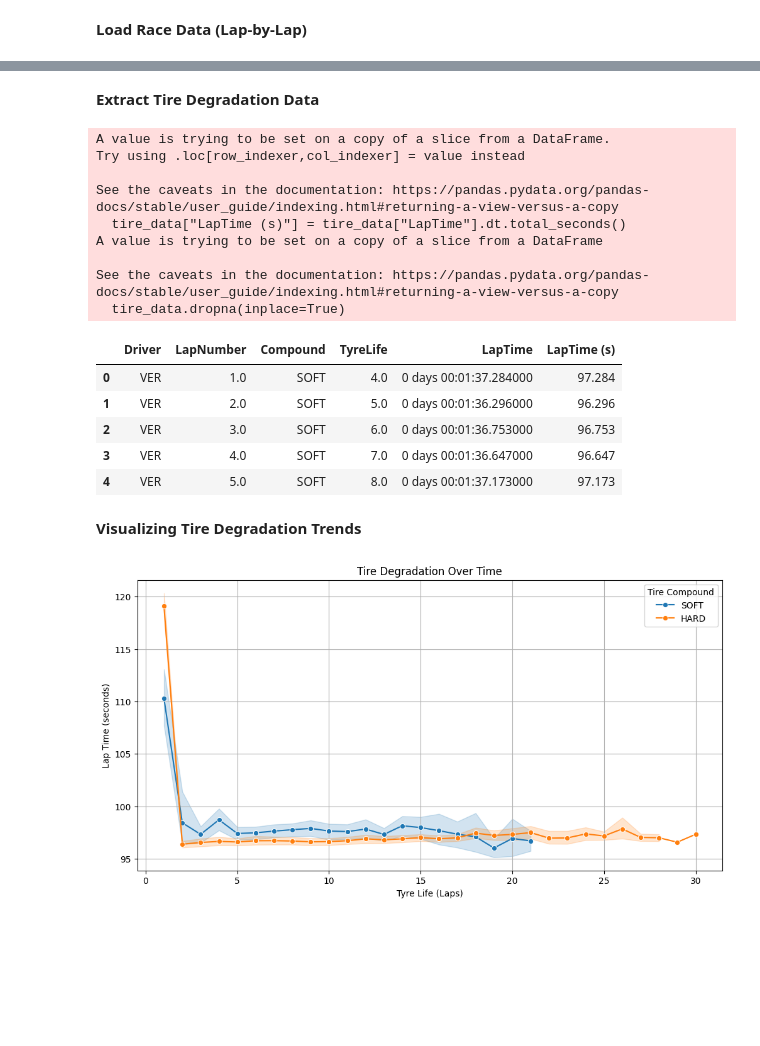
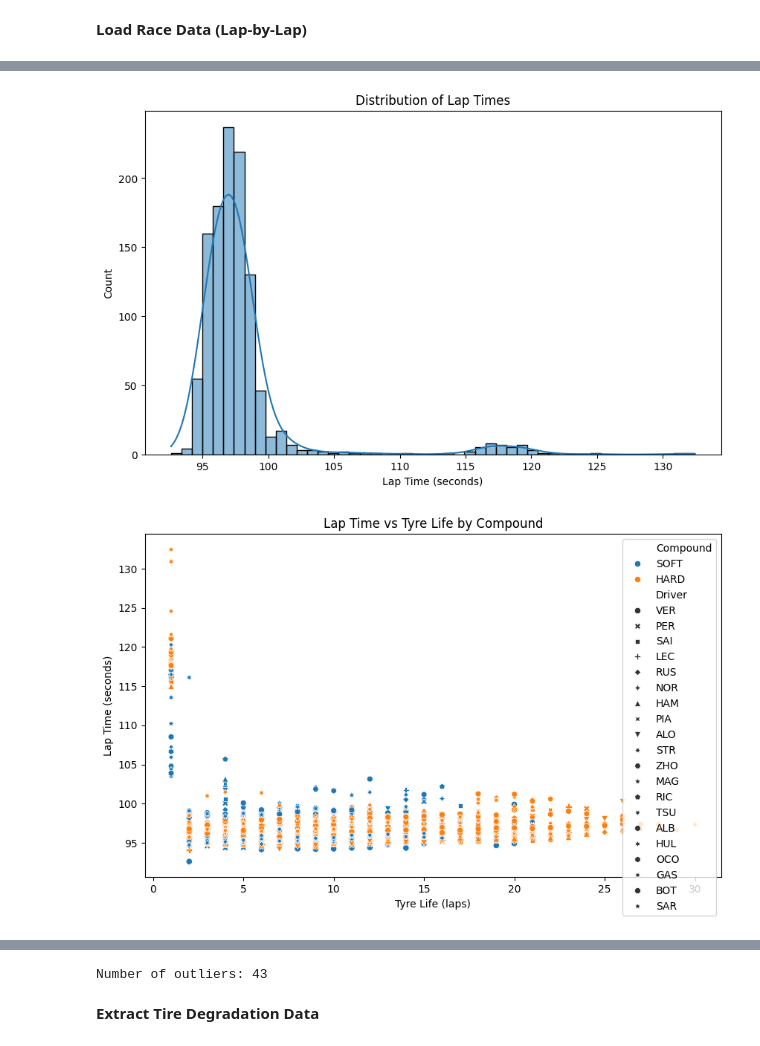
Before and after one commit to Mazenghonem1/F1-TyreWearPrediction, a Jupyter notebook: Tire_Degradation_Prediction .ipynb, the cells around one changed output, grey strips where cells are left out. Cells and saved outputs as stored; diff of their text form; code cells hidden in the pictures; blank space fills up the shorter version.

```diff
--- a/Tire_Degradation_Prediction .ipynb
+++ b/Tire_Degradation_Prediction .ipynb
@@ -74,3 +79,39 @@ Index(['Time', 'Driver', 'DriverNumber', 'LapTime', 'LapNumber', 'Stint',
        'LapStartDate', 'TrackStatus', 'Position', 'Deleted', 'DeletedReason',
        'FastF1Generated', 'IsAccurate'],
       dtype='object')
+# %%
+# Exploratory Data Analysis (EDA)
+import seaborn as sns
+import matplotlib.pyplot as plt
+
+# Distribution of LapTime
+plt.figure(figsize=(10, 6))
+sns.histplot(laps_df['LapTime'].dt.total_seconds(), bins=50, kde=True)
+plt.title('Distribution of Lap Times')
+plt.xlabel('Lap Time (seconds)')
+plt.show()
+
+# LapTime vs TyreLife by Compound
+plt.figure(figsize=(10, 6))
+sns.scatterplot(data=laps_df, x='TyreLife', y=laps_df['LapTime'].dt.total_seconds(), hue='Compound', style='Driver')
+plt.title('Lap Time vs Tyre Life by Compound')
+plt.xlabel('Tyre Life (laps)')
+plt.ylabel('Lap Time (seconds)')
+plt.show()
+
+# Correlation matrix
+numeric_cols = ['LapNumber', 'TyreLife', 'SpeedI1', 'SpeedI2', 'SpeedFL', 'SpeedST', 'LapTime']
+laps_df['LapTime (s)'] = laps_df['LapTime'].dt.total_seconds()
+plt.figure(figsize=(12, 8))
+sns.heatmap(laps_df[numeric_cols].corr(), annot=True, cmap='coolwarm')
+plt.title('Correlation Matrix')
+plt.show()
+
+# Check for outliers in LapTime
+laps_df['LapTime_zscore'] = (laps_df['LapTime (s)'] - laps_df['LapTime (s)'].mean()) / laps_df['LapTime (s)'].std()
+outliers = laps_df[abs(laps_df['LapTime_zscore']) > 3]
+print(f"Number of outliers: {len(outliers)}")
+laps_df = laps_df[abs(laps_df['LapTime_zscore']) <= 3].drop(columns=['LapTime_zscore'])
+# %% [output]
+[figure, added]
+[figure, added]
@@ -77,45 +119,3 @@ Index(['Time', 'Driver', 'DriverNumber', 'LapTime', 'LapNumber', 'Stint',
+Number of outliers: 43
 # %% [markdown]
 **Extract Tire Degradation Data**
-# %%
-# Select relevant columns
-tire_data = race.laps[["Driver", "LapNumber", "Compound", "TyreLife", "LapTime"]]
-
-# Convert LapTime to total seconds for better analysis
-tire_data["LapTime (s)"] = tire_data["LapTime"].dt.total_seconds()
-
-# Drop NaN values (if any)
-tire_data.dropna(inplace=True)
-
-# Display the first few rows
-tire_data.head()
-# %% [output]
-A value is trying to be set on a copy of a slice from a DataFrame.
-Try using .loc[row_indexer,col_indexer] = value instead
-
-See the caveats in the documentation: https://pandas.pydata.org/pandas-docs/stable/user_guide/indexing.html#returning-a-view-versus-a-copy
-  tire_data["LapTime (s)"] = tire_data["LapTime"].dt.total_seconds()
-A value is trying to be set on a copy of a slice from a DataFrame
-
-See the caveats in the documentation: https://pandas.pydata.org/pandas-docs/stable/user_guide/indexing.html#returning-a-view-versus-a-copy
-  tire_data.dropna(inplace=True)
-|  | Driver | LapNumber | Compound | TyreLife | LapTime | LapTime (s) |
-| 0 | VER | 1.0 | SOFT | 4.0 | 0 days 00:01:37.284000 | 97.284 |
-| 1 | VER | 2.0 | SOFT | 5.0 | 0 days 00:01:36.296000 | 96.296 |
-| 2 | VER | 3.0 | SOFT | 6.0 | 0 days 00:01:36.753000 | 96.753 |
-| 3 | VER | 4.0 | SOFT | 7.0 | 0 days 00:01:36.647000 | 96.647 |
-| 4 | VER | 5.0 | SOFT | 8.0 | 0 days 00:01:37.173000 | 97.173 |
-# %% [markdown]
-**Visualizing Tire Degradation Trends**
-# %%
-plt.figure(figsize=(12, 6))
-sns.lineplot(data=tire_data, x="TyreLife", y="LapTime (s)", hue="Compound", marker="o")
-
-plt.xlabel("Tyre Life (Laps)")
-plt.ylabel("Lap Time (seconds)")
-plt.title("Tire Degradation Over Time")
-plt.legend(title="Tire Compound")
-plt.grid(True)
-
-plt.show()
-# %% [output]
-[figure, removed]
```
Also changed, not shown: parts of 63 cells of this notebook.
